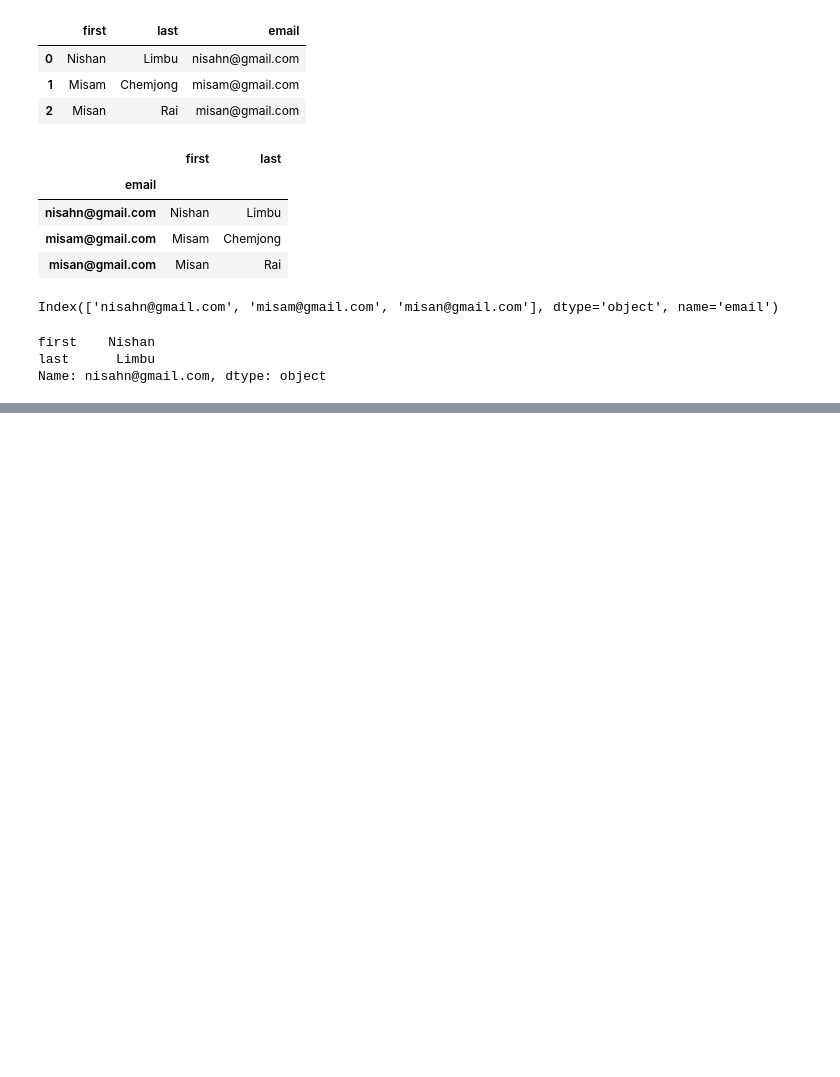
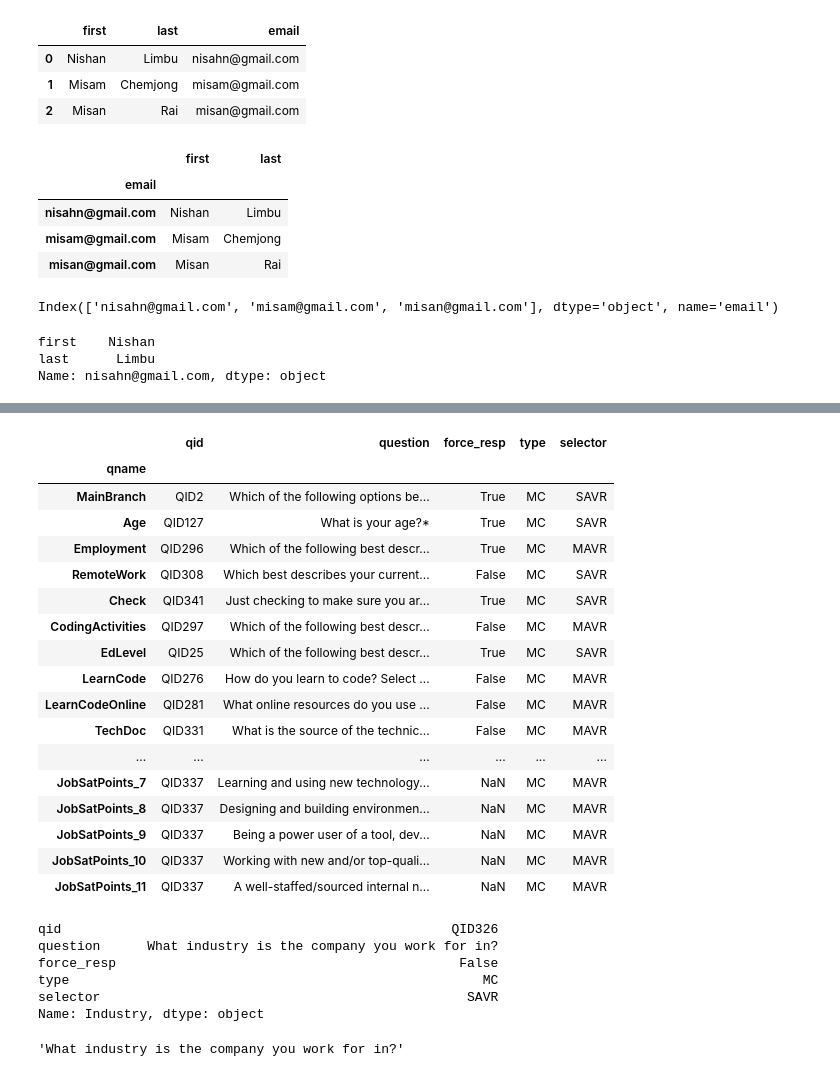
Before and after one commit to nishanlimbuchemjong/Pandas-for-AI-ML, a Jupyter notebook: Pandas_for_AI_&_ML.ipynb, the cells around one changed output, grey strips where cells are left out. Saved outputs shown, nothing was run; the diff lists cells and outputs as text; code cells hidden in the pictures; blank space fills up the shorter version.

Commit message:
Indexes - Reset and Used indexes

```diff
--- a/Pandas_for_AI_&_ML.ipynb
+++ b/Pandas_for_AI_&_ML.ipynb
@@ -251,0 +332,36 @@ Name: nisahn@gmail.com, dtype: object
+# %%
+schema_df = pd.read_csv('data/survey_results_schema.csv', index_col='qname')
+# %%
+schema_df
+# %% [output]
+|  | qid | question | force_resp | type | selector |
+| qname |  |  |  |  |  |
+| MainBranch | QID2 | Which of the following options be... | True | MC | SAVR |
+| Age | QID127 | What is your age?* | True | MC | SAVR |
+| Employment | QID296 | Which of the following best descr... | True | MC | MAVR |
+| RemoteWork | QID308 | Which best describes your current... | False | MC | SAVR |
+| Check | QID341 | Just checking to make sure you ar... | True | MC | SAVR |
+| CodingActivities | QID297 | Which of the following best descr... | False | MC | MAVR |
+| EdLevel | QID25 | Which of the following best descr... | True | MC | SAVR |
+| LearnCode | QID276 | How do you learn to code? Select ... | False | MC | MAVR |
+| LearnCodeOnline | QID281 | What online resources do you use ... | False | MC | MAVR |
+| TechDoc | QID331 | What is the source of the technic... | False | MC | MAVR |
+| ... | ... | ... | ... | ... | ... |
+| JobSatPoints_7 | QID337 | Learning and using new technology... | NaN | MC | MAVR |
+| JobSatPoints_8 | QID337 | Designing and building environmen... | NaN | MC | MAVR |
+| JobSatPoints_9 | QID337 | Being a power user of a tool, dev... | NaN | MC | MAVR |
+| JobSatPoints_10 | QID337 | Working with new and/or top-quali... | NaN | MC | MAVR |
+| JobSatPoints_11 | QID337 | A well-staffed/sourced internal n... | NaN | MC | MAVR |
+# %%
+schema_df.loc['Industry']
+# %% [output]
+qid                                                  QID326
+question      What industry is the company you work for in?
+force_resp                                            False
+type                                                     MC
+selector                                               SAVR
+Name: Industry, dtype: object
+# %%
+schema_df.loc['Industry', 'question']
+# %% [output]
+'What industry is the company you work for in?'
```
Also changed, not shown: parts of 8 cells of this notebook.
